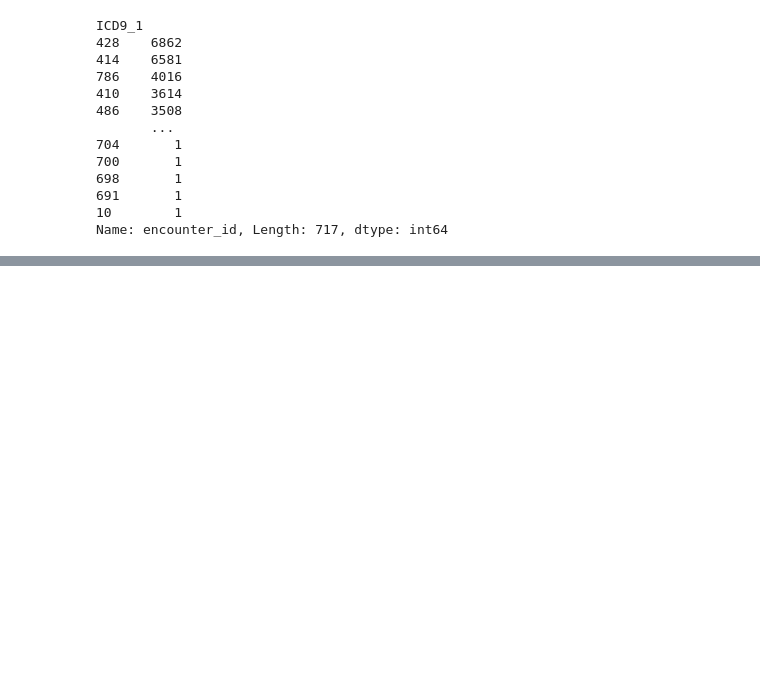
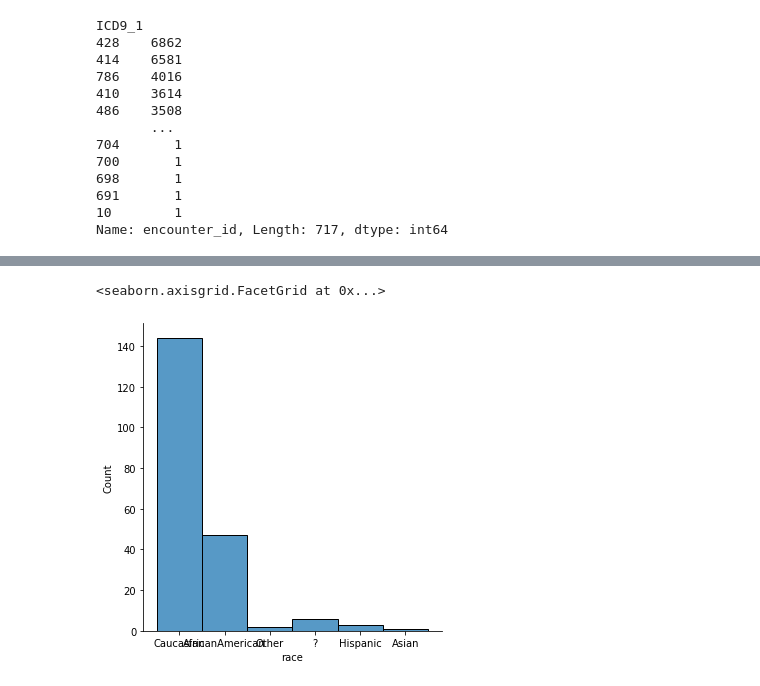
Before and after one commit to tuccib/CUNY-LAG, a Jupyter notebook: 210629_Project_2_clinical_data.ipynb, the cells around one changed output, grey strips where cells are left out. Saved outputs shown, nothing was run; the diff lists cells and outputs as text; code cells hidden in the pictures; blank space fills up the shorter version.

```diff
--- a/210629_Project_2_clinical_data.ipynb
+++ b/210629_Project_2_clinical_data.ipynb
@@ -303,0 +359,8 @@ Name: encounter_id, Length: 717, dtype: int64
+# %%
+# Plot of Race distribution for women aged 40-50 with the 2nd most common ICD-9 diagnsosis code, 414:
+df2 = df[(df['ICD9_1'] == '414') & (df['gender']=='Female') & (df['age']=='[40-50)')]
+df2.groupby(['race'])['encounter_id'].count().sort_values(ascending=False)
+sns.displot(df2['race'])
+# %% [output]
+<seaborn.axisgrid.FacetGrid at 0x...>
+[figure, added]
```
Also changed, not shown: parts of 11 cells of this notebook.
